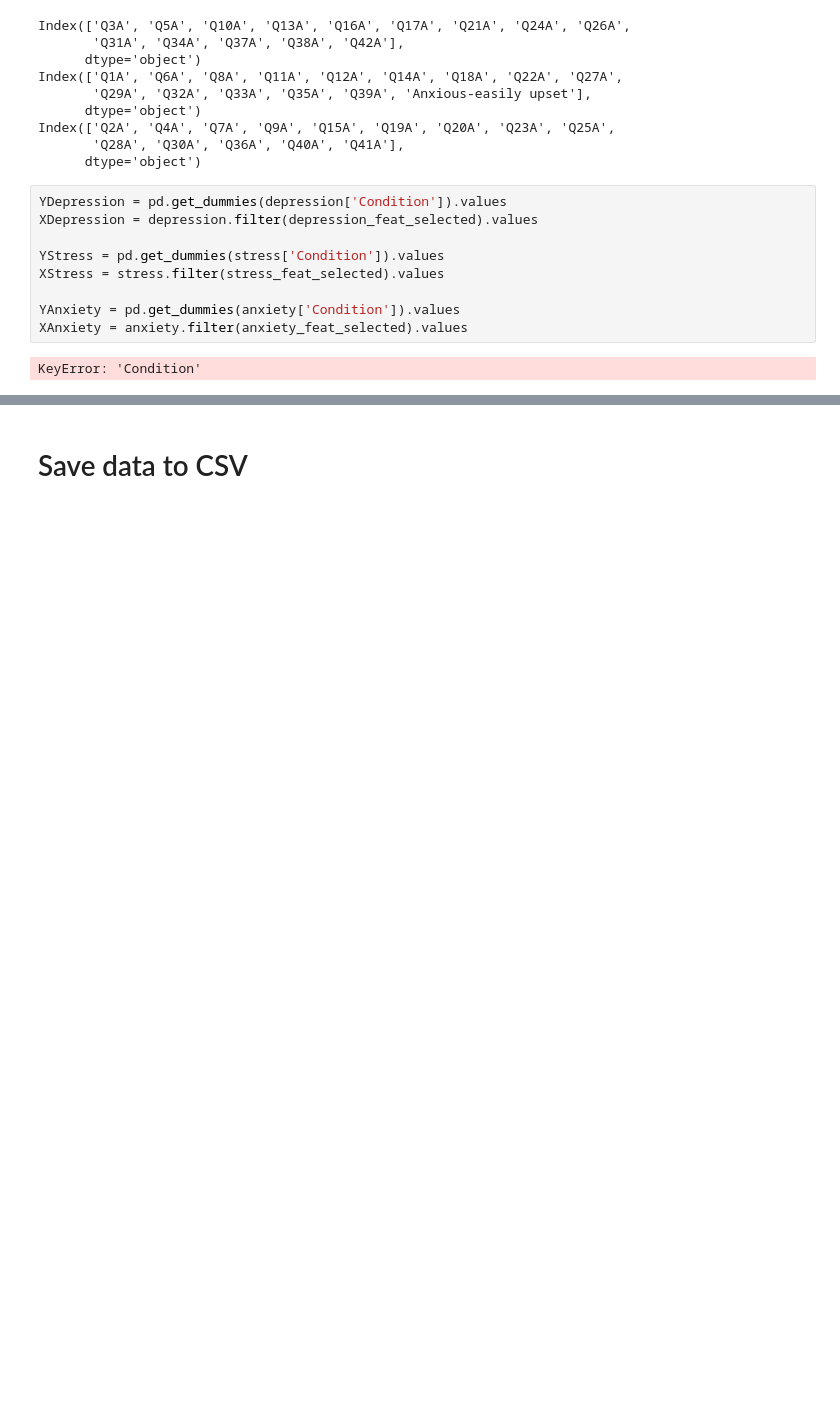
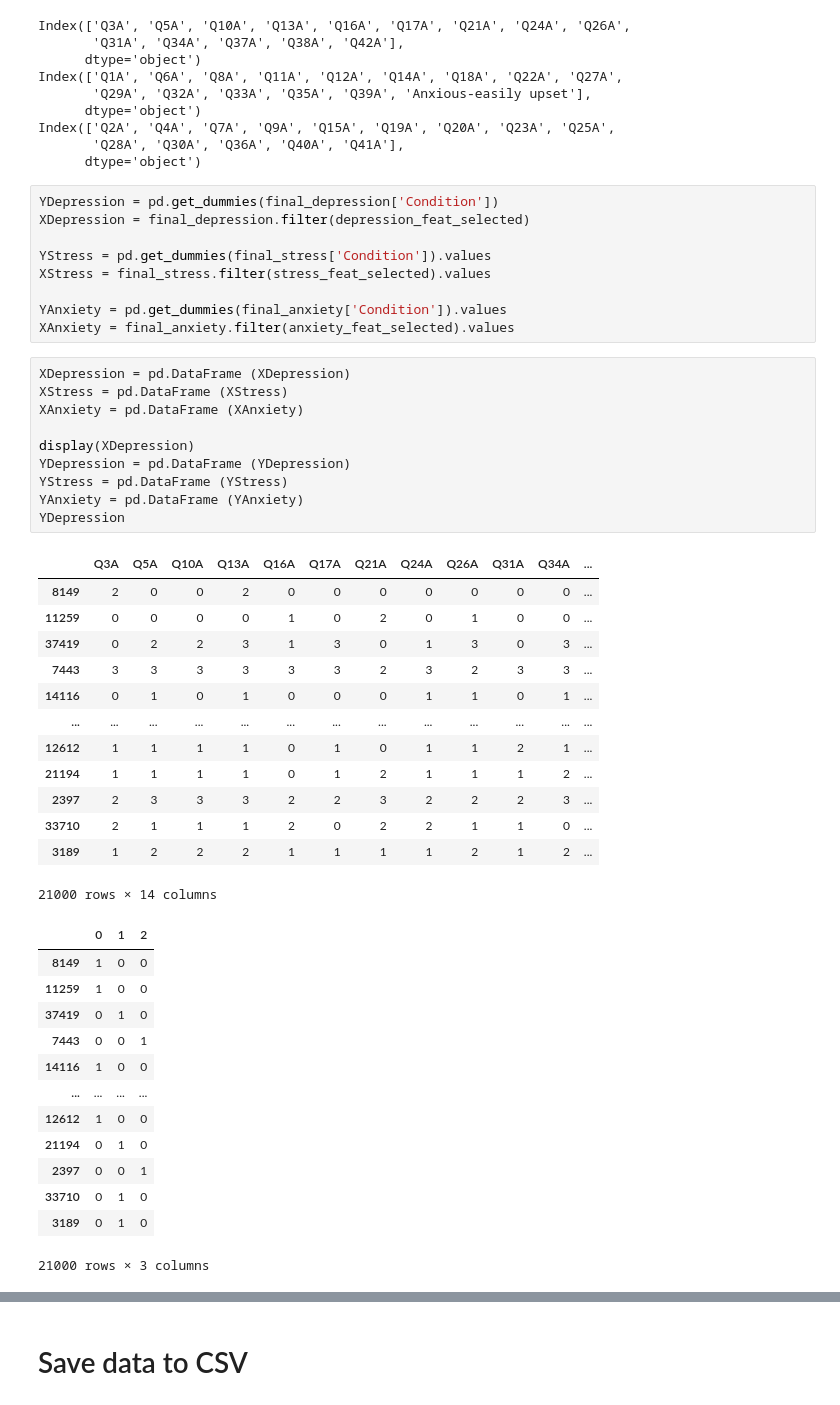
Before and after one commit to azzezzanf/MLpsychology, a Jupyter notebook: Data Classification.ipynb, the cells around one changed output, grey strips where cells are left out. Drawn from its saved outputs; the diff is of its cells as text; blank space fills up the shorter version.

```diff
--- a/Data Classification.ipynb
+++ b/Data Classification.ipynb
@@ -584,13 +584,48 @@ Index(['Q2A', 'Q4A', 'Q7A', 'Q9A', 'Q15A', 'Q19A', 'Q20A', 'Q23A', 'Q25A',
        'Q28A', 'Q30A', 'Q36A', 'Q40A', 'Q41A'],
       dtype='object')
 # %%
-YDepression = pd.get_dummies(depression['Condition']).values
-XDepression = depression.filter(depression_feat_selected).values
+YDepression = pd.get_dummies(final_depression['Condition'])
+XDepression = final_depression.filter(depression_feat_selected)
 
-YStress = pd.get_dummies(stress['Condition']).values
-XStress = stress.filter(stress_feat_selected).values
+YStress = pd.get_dummies(final_stress['Condition']).values
+XStress = final_stress.filter(stress_feat_selected).values
 
-YAnxiety = pd.get_dummies(anxiety['Condition']).values
-XAnxiety = anxiety.filter(anxiety_feat_selected).values
+YAnxiety = pd.get_dummies(final_anxiety['Condition']).values
+XAnxiety = final_anxiety.filter(anxiety_feat_selected).values
-# %% [output]
-KeyError: 'Condition'
+# %%
+XDepression = pd.DataFrame (XDepression)
+XStress = pd.DataFrame (XStress)
+XAnxiety = pd.DataFrame (XAnxiety)
+
+display(XDepression)
+YDepression = pd.DataFrame (YDepression)
+YStress = pd.DataFrame (YStress)
+YAnxiety = pd.DataFrame (YAnxiety)
+YDepression
+# %% [output]
+|  | Q3A | Q5A | Q10A | Q13A | Q16A | Q17A | Q21A | Q24A | Q26A | Q31A | Q34A | ... |
+| 8149 | 2 | 0 | 0 | 2 | 0 | 0 | 0 | 0 | 0 | 0 | 0 | ... |
+| 11259 | 0 | 0 | 0 | 0 | 1 | 0 | 2 | 0 | 1 | 0 | 0 | ... |
+| 37419 | 0 | 2 | 2 | 3 | 1 | 3 | 0 | 1 | 3 | 0 | 3 | ... |
+| 7443 | 3 | 3 | 3 | 3 | 3 | 3 | 2 | 3 | 2 | 3 | 3 | ... |
+| 14116 | 0 | 1 | 0 | 1 | 0 | 0 | 0 | 1 | 1 | 0 | 1 | ... |
+| ... | ... | ... | ... | ... | ... | ... | ... | ... | ... | ... | ... | ... |
+| 12612 | 1 | 1 | 1 | 1 | 0 | 1 | 0 | 1 | 1 | 2 | 1 | ... |
+| 21194 | 1 | 1 | 1 | 1 | 0 | 1 | 2 | 1 | 1 | 1 | 2 | ... |
+| 2397 | 2 | 3 | 3 | 3 | 2 | 2 | 3 | 2 | 2 | 2 | 3 | ... |
+| 33710 | 2 | 1 | 1 | 1 | 2 | 0 | 2 | 2 | 1 | 1 | 0 | ... |
+| 3189 | 1 | 2 | 2 | 2 | 1 | 1 | 1 | 1 | 2 | 1 | 2 | ... |
+21000 rows × 14 columns
+|  | 0 | 1 | 2 |
+| 8149 | 1 | 0 | 0 |
+| 11259 | 1 | 0 | 0 |
+| 37419 | 0 | 1 | 0 |
+| 7443 | 0 | 0 | 1 |
+| 14116 | 1 | 0 | 0 |
+| ... | ... | ... | ... |
+| 12612 | 1 | 0 | 0 |
+| 21194 | 0 | 1 | 0 |
+| 2397 | 0 | 0 | 1 |
+| 33710 | 0 | 1 | 0 |
+| 3189 | 0 | 1 | 0 |
+21000 rows × 3 columns
```
Also changed, not shown: parts of 1 cell of this notebook.
